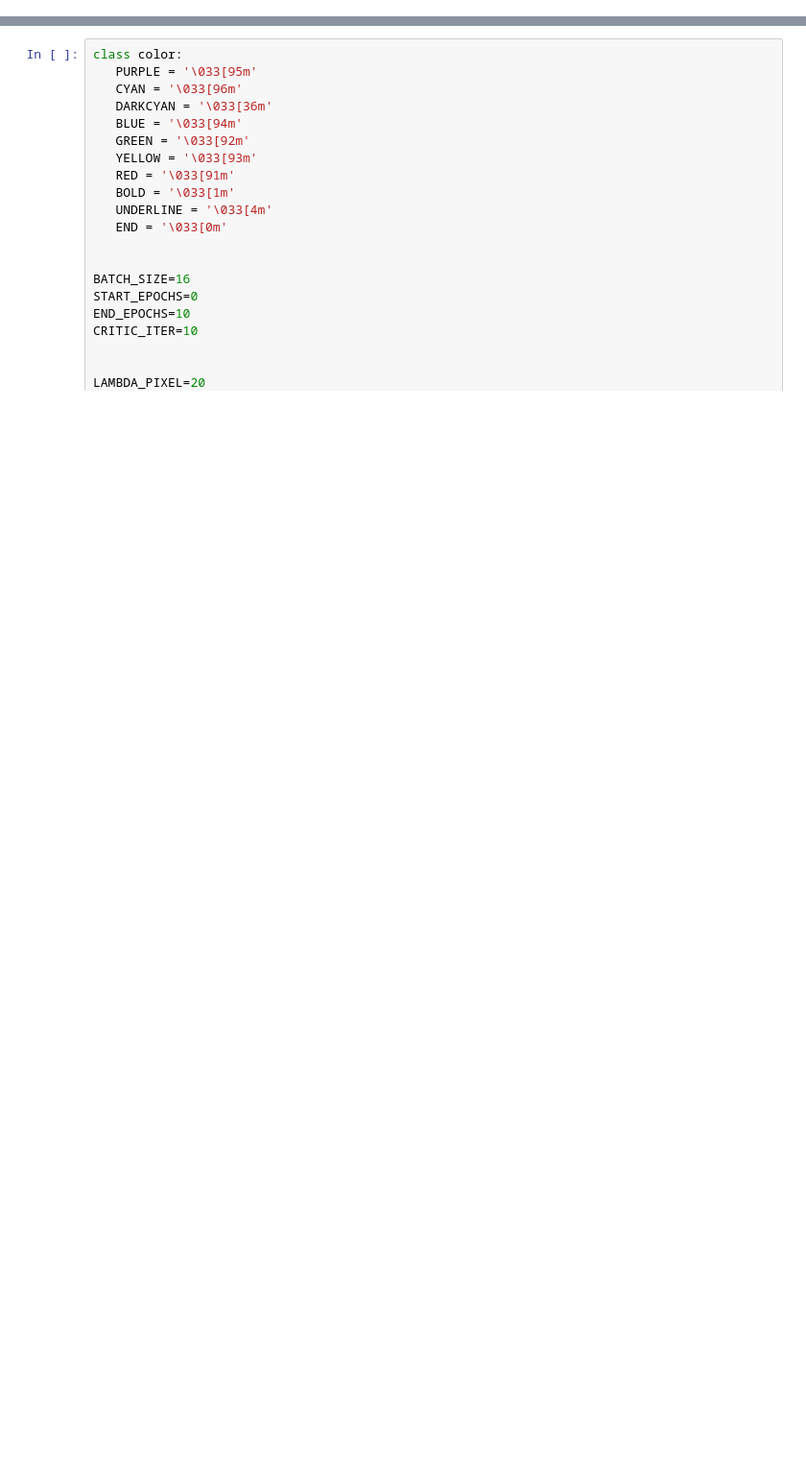
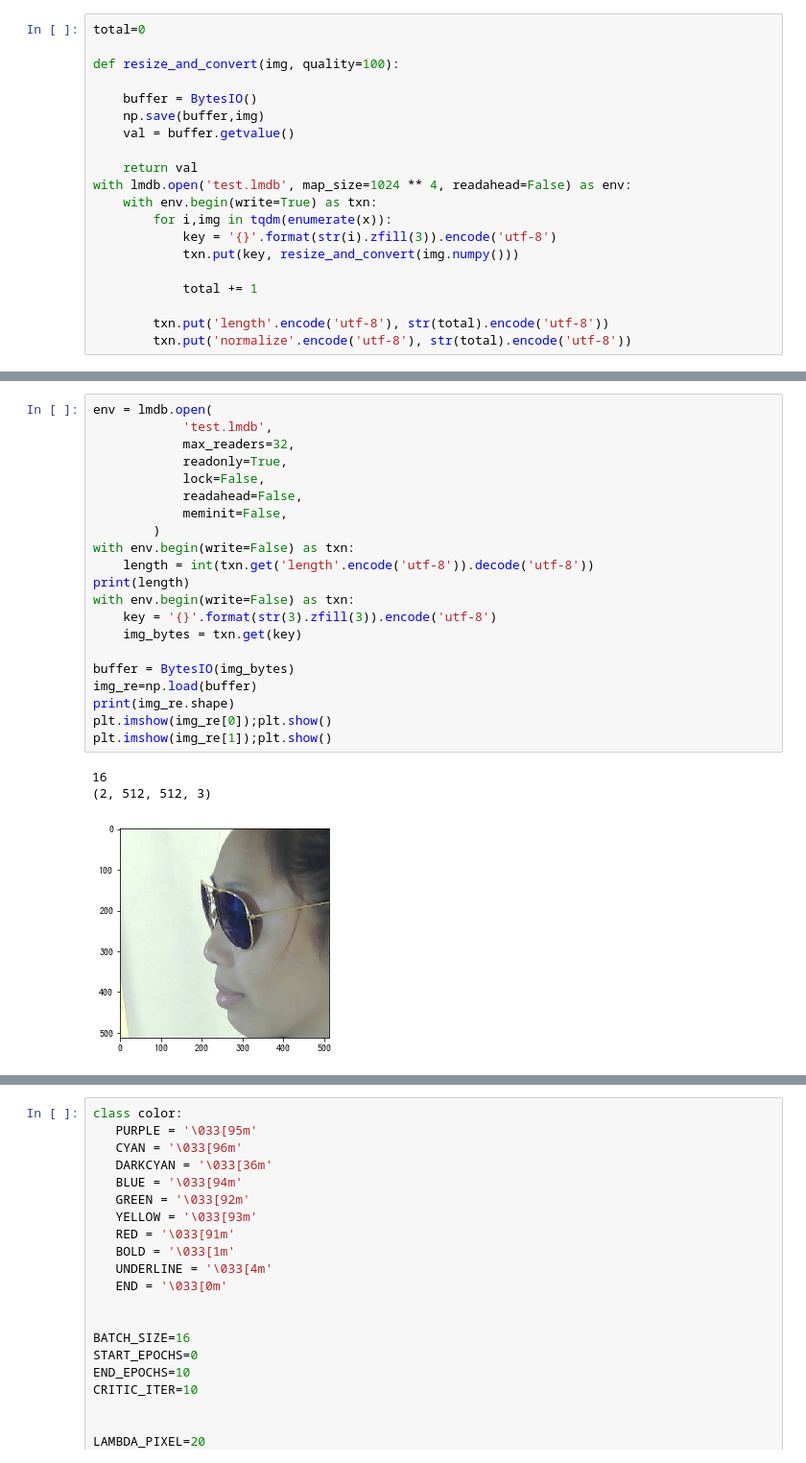
Before and after one commit to atheeth96/pose_invariant_face_detector, a Jupyter notebook: PIFD.ipynb, the cells around one changed output, grey strips where cells are left out. Shown: that part at 96% size. Saved outputs shown, nothing was run; the diff lists cells and outputs as text; blank space fills up the shorter version.

Commit message:
LMDB support

```diff
--- a/PIFD.ipynb
+++ b/PIFD.ipynb
@@ -37,0 +39,20 @@ The history saving thread hit an unexpected error (DatabaseError('database disk
+# %%
+total=0
+
+def resize_and_convert(img, quality=100):
+
+    buffer = BytesIO()
+    np.save(buffer,img)
+    val = buffer.getvalue()
+
+    return val
+with lmdb.open('test.lmdb', map_size=1024 ** 4, readahead=False) as env:
+    with env.begin(write=True) as txn:
+        for i,img in tqdm(enumerate(x)):
+            key = '{}'.format(str(i).zfill(3)).encode('utf-8')
+            txn.put(key, resize_and_convert(img.numpy()))
+
+            total += 1
+
+        txn.put('length'.encode('utf-8'), str(total).encode('utf-8'))
+        txn.put('normalize'.encode('utf-8'), str(total).encode('utf-8'))
@@ -37,0 +61,25 @@ The history saving thread hit an unexpected error (DatabaseError('database disk
+# %%
+env = lmdb.open(
+            'test.lmdb',
+            max_readers=32,
+            readonly=True,
+            lock=False,
+            readahead=False,
+            meminit=False,
+        )
+with env.begin(write=False) as txn:
+    length = int(txn.get('length'.encode('utf-8')).decode('utf-8'))
+print(length)
+with env.begin(write=False) as txn:
+    key = '{}'.format(str(3).zfill(3)).encode('utf-8')
+    img_bytes = txn.get(key)
+
+buffer = BytesIO(img_bytes)
+img_re=np.load(buffer)
+print(img_re.shape)
+plt.imshow(img_re[0]);plt.show()
+plt.imshow(img_re[1]);plt.show()
+# %% [output]
+16
+(2, 512, 512, 3)
+[figure, added]
```
Also changed, not shown: parts of 9 cells of this notebook, 4 other files.
